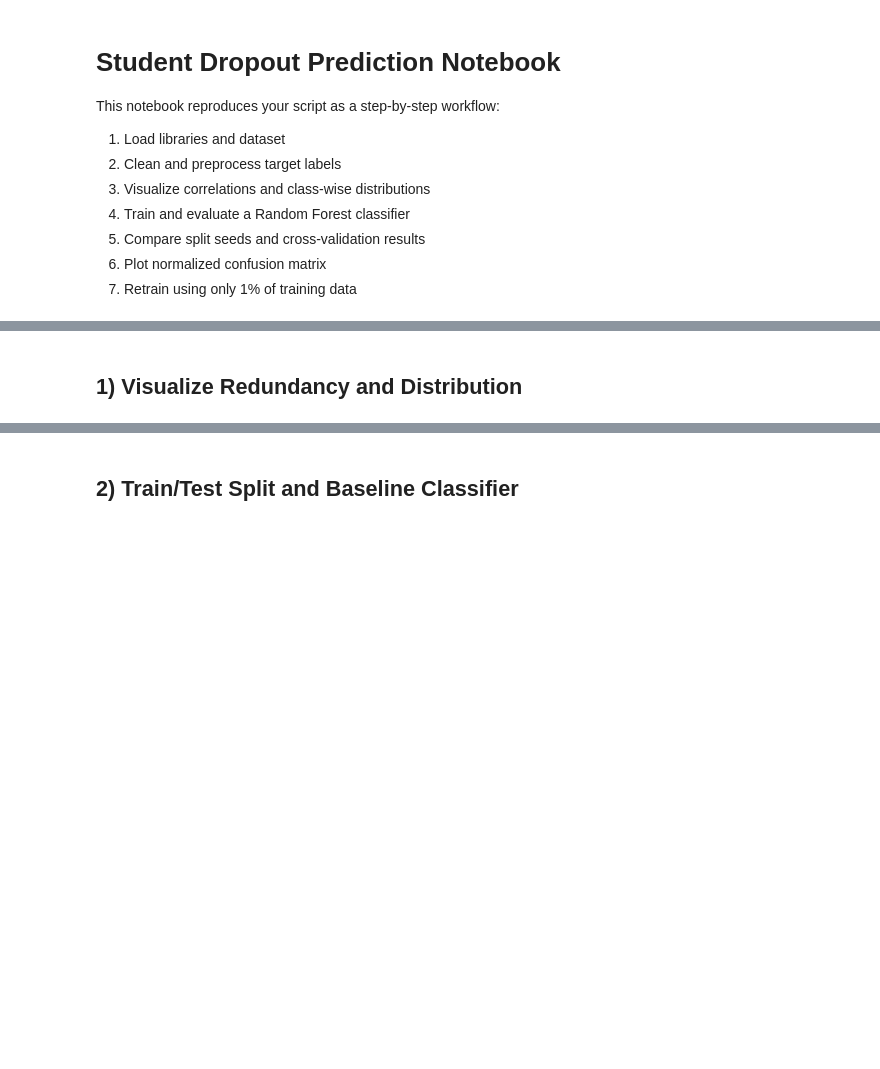
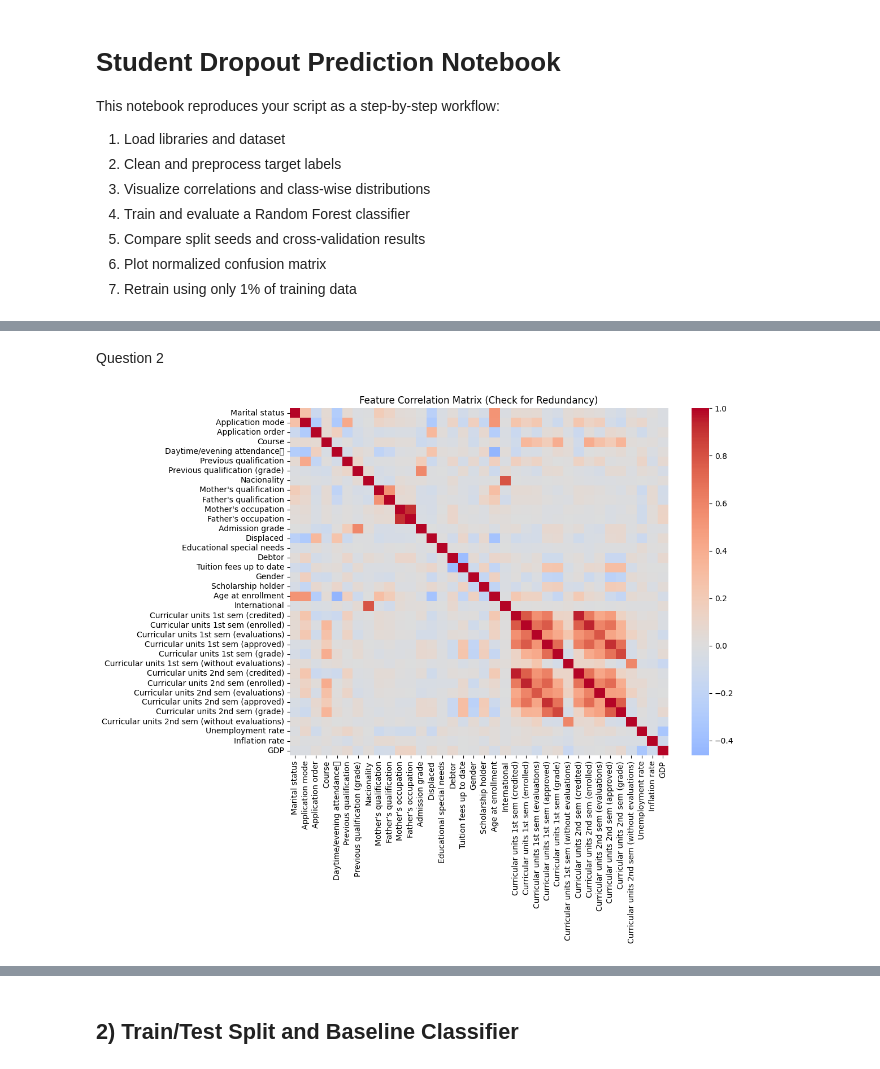
Before and after one commit to nicocalu/MLTP, a Jupyter notebook: erwannDiego.ipynb, the cells around one changed output, grey strips where cells are left out. Drawn from its saved outputs; the diff is of its cells as text; code cells hidden in the pictures; blank space fills up the shorter version.

```diff
--- a/erwannDiego.ipynb
+++ b/erwannDiego.ipynb
@@ -42,5 +26,26 @@ from sklearn.metrics import accuracy_score, confusion_matrix, classification_rep
 # %%
-df = pd.read_csv('data.csv')
+# Load the UCI dropout dataset (semicolon-separated)
+df = pd.read_csv("data.csv", sep=";")
 
-print('Taille csv:', df.shape)
+print("Dataset shape:", df.shape)
+display(df.head())
+
+print("nb de dropout : " + str(df[df['Target'] == "Dropout"].shape))
+
+print("nb de enrolled : " +str(df[df['Target'] == "Enrolled"].shape))
+
+print("nb de graduate : " + str(df[df['Target'] == "Graduate"].shape))
+
+# Map Target to binary: 0=Dropout, 1=Enrolled/Graduate
+target_mapping = {'Dropout': 0, 'Enrolled': 1, 'Graduate': 1}
+df['Target'] = df['Target'].map(target_mapping)
+
+# Drop potential NaNs after mapping
+df = df.dropna(subset=['Target'])
+
+X = df.drop('Target', axis=1)
+y = df['Target']
+
+print(f'Dataset shape: {df.shape}')
+print(y.value_counts().rename(index={0: 'Dropout (0)', 1: 'Success (1)'}))
 # %% [output]
@@ -48,2 +68,12 @@ Taille csv: (4424, 1)
-# %% [markdown]
-## 1) Visualize Redundancy and Distribution
+# %% [markdown]
+Question 2
+# %%
+# Correlation matrix to detect redundant features
+plt.figure(figsize=(12, 10))
+corr_matrix = X.corr()
+sns.heatmap(corr_matrix, cmap='coolwarm', center=0, annot=False)
+plt.title('Feature Correlation Matrix (Check for Redundancy)')
+plt.tight_layout()
+plt.show()
+# %% [output]
+[figure, added]
```
Also changed, not shown: parts of 4 cells of this notebook, 1 other file.
